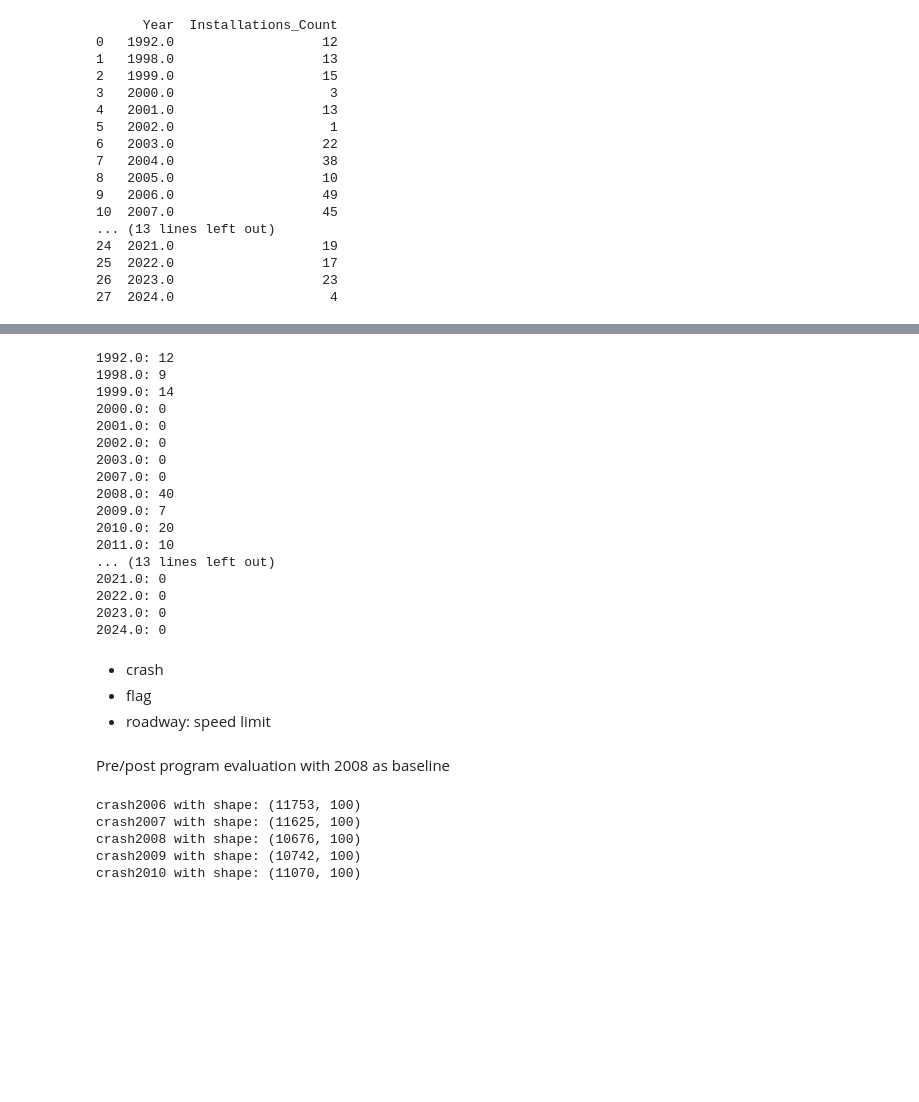
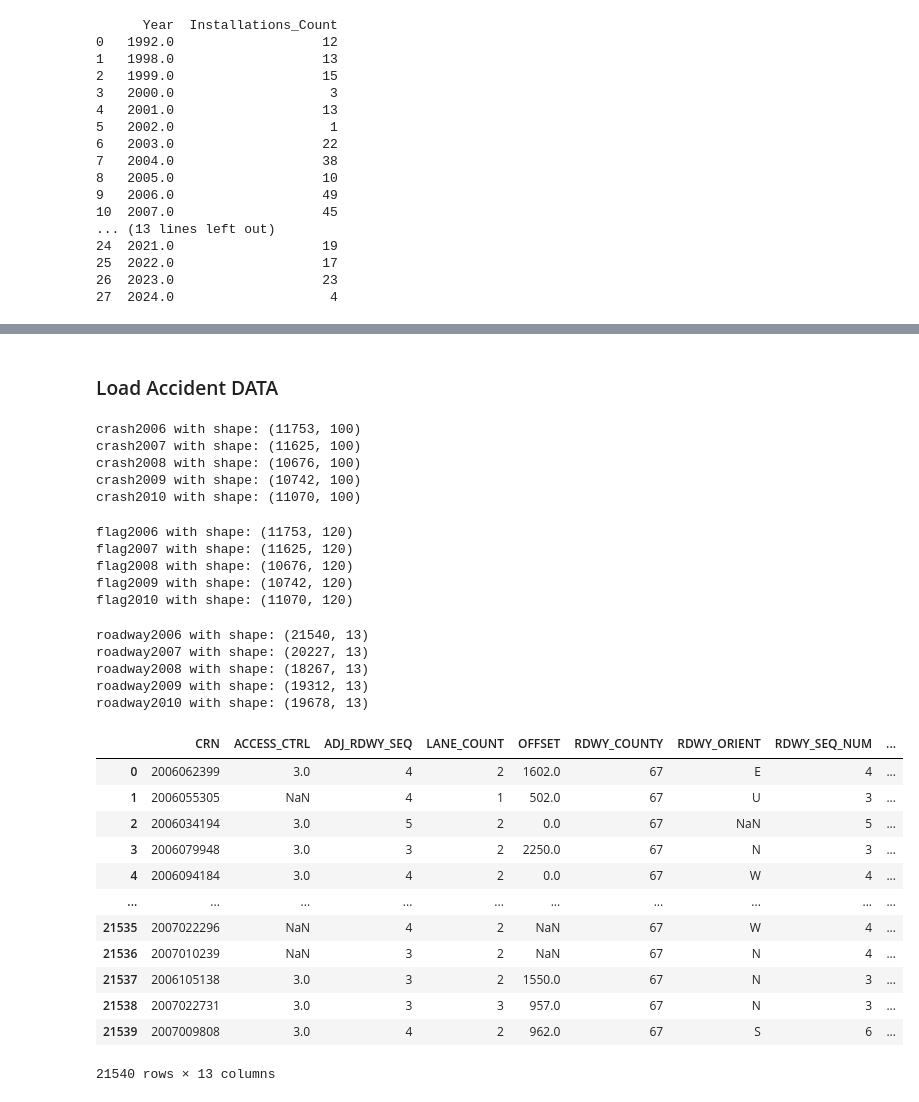
Before and after one commit to hahuynh1/Data-Science-ITS-Capstone, a Jupyter notebook: ITS.ipynb, the cells around one changed output, grey strips where cells are left out. Saved outputs shown, nothing was run; the diff lists cells and outputs as text; code cells hidden in the pictures; blank space fills up the shorter version.

Commit message:
Data Cleaning

```diff
--- a/ITS.ipynb
+++ b/ITS.ipynb
@@ -85,34 +86,5 @@ Number of installations in Philadelphia County in 1992.0: 12
-# %%
-unique_years = sorted(camera['Year'].unique())
-
-# Iterate over each year and print the number of installations in Philadelphia County
-for year in unique_years:
-    num_addresses = count_addresses_in_philadelphia(camera, year)
-    print(f"{year}: {num_addresses}")
-# %% [output]
-1992.0: 12
-1998.0: 9
-1999.0: 14
-2000.0: 0
-2001.0: 0
-2002.0: 0
-2003.0: 0
-2007.0: 0
-2008.0: 40
-2009.0: 7
-2010.0: 20
-2011.0: 10
-... (13 lines left out)
-2021.0: 0
-2022.0: 0
-2023.0: 0
-2024.0: 0
-# %% [markdown]
-- crash
-- flag
-- roadway: speed limit
-# %% [markdown]
-Pre/post program evaluation with 2008 as baseline
+# %% [markdown]
+### Load Accident DATA
 # %%
 def read_crash_data(year):
     file_path = f"Philadelphia_{year}/CRASH_Philadelphia_{year}.csv"
@@ -128,3 +100,49 @@ crash2007 with shape: (11625, 100)
 crash2008 with shape: (10676, 100)
 crash2009 with shape: (10742, 100)
 crash2010 with shape: (11070, 100)
+# %%
+def read_crash_data(year):
+    file_path = f"Philadelphia_{year}/FLAG_Philadelphia_{year}.csv"
+    crash_data = pd.read_csv(file_path)
+    return crash_data
+
+for year in range(2006, 2011):
+    globals()[f"flag{year}"] = read_crash_data(year)
+    print(f"flag{year} with shape: {globals()[f'flag{year}'].shape}")
+# %% [output]
+flag2006 with shape: (11753, 120)
+flag2007 with shape: (11625, 120)
+flag2008 with shape: (10676, 120)
+flag2009 with shape: (10742, 120)
+flag2010 with shape: (11070, 120)
+# %%
+def read_crash_data(year):
+    file_path = f"Philadelphia_{year}/ROADWAY_Philadelphia_{year}.csv"
+    crash_data = pd.read_csv(file_path)
+    return crash_data
+
+for year in range(2006, 2011):
+    globals()[f"roadway{year}"] = read_crash_data(year)
+    print(f"roadway{year} with shape: {globals()[f'roadway{year}'].shape}")
+# %% [output]
+roadway2006 with shape: (21540, 13)
+roadway2007 with shape: (20227, 13)
+roadway2008 with shape: (18267, 13)
+roadway2009 with shape: (19312, 13)
+roadway2010 with shape: (19678, 13)
+# %%
+roadway2006
+# %% [output]
+|  | CRN | ACCESS_CTRL | ADJ_RDWY_SEQ | LANE_COUNT | OFFSET | RDWY_COUNTY | RDWY_ORIENT | RDWY_SEQ_NUM | ... |
+| 0 | 2006062399 | 3.0 | 4 | 2 | 1602.0 | 67 | E | 4 | ... |
+| 1 | 2006055305 | NaN | 4 | 1 | 502.0 | 67 | U | 3 | ... |
+| 2 | 2006034194 | 3.0 | 5 | 2 | 0.0 | 67 | NaN | 5 | ... |
+| 3 | 2006079948 | 3.0 | 3 | 2 | 2250.0 | 67 | N | 3 | ... |
+| 4 | 2006094184 | 3.0 | 4 | 2 | 0.0 | 67 | W | 4 | ... |
+| ... | ... | ... | ... | ... | ... | ... | ... | ... | ... |
+| 21535 | 2007022296 | NaN | 4 | 2 | NaN | 67 | W | 4 | ... |
+| 21536 | 2007010239 | NaN | 3 | 2 | NaN | 67 | N | 4 | ... |
+| 21537 | 2006105138 | 3.0 | 3 | 2 | 1550.0 | 67 | N | 3 | ... |
+| 21538 | 2007022731 | 3.0 | 3 | 3 | 957.0 | 67 | N | 3 | ... |
+| 21539 | 2007009808 | 3.0 | 4 | 2 | 962.0 | 67 | S | 6 | ... |
+21540 rows × 13 columns
```
Also changed, not shown: parts of 22 cells of this notebook.
